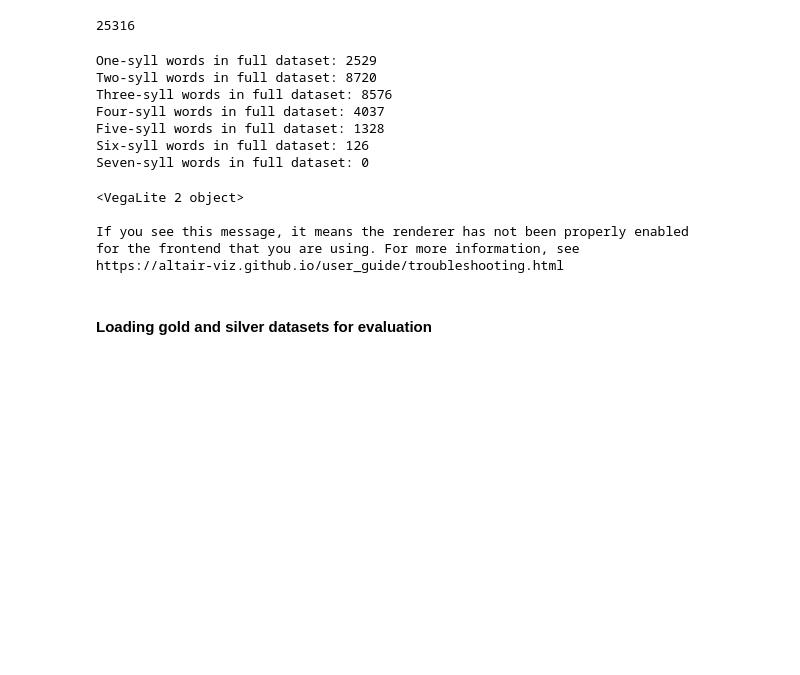
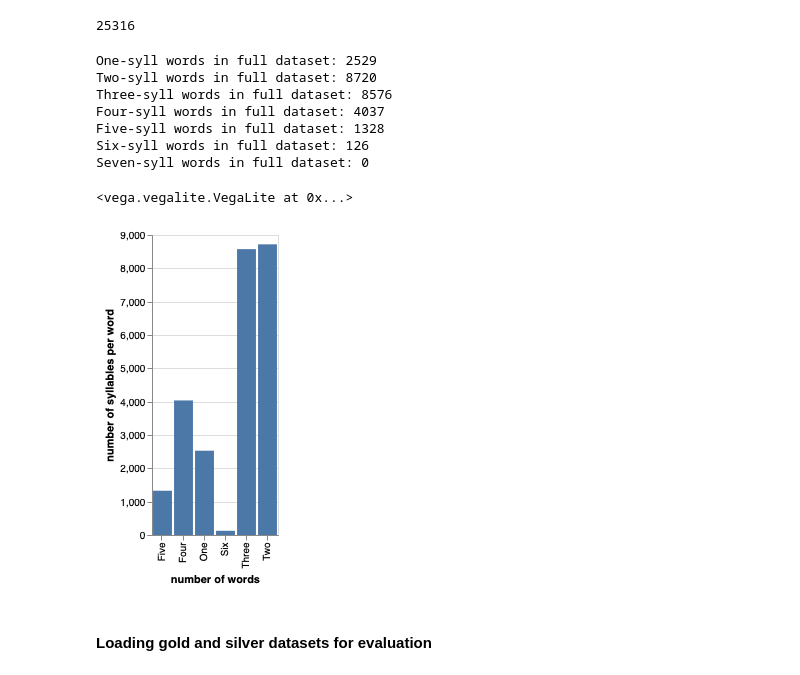
Before and after one commit to WHaverals/stresser, a Jupyter notebook: stresser_evaluation.ipynb, the cells around one changed output. Drawn from its saved outputs; the diff is of its cells as text; code cells hidden in the pictures; blank space fills up the shorter version.

Commit message:
fix altair visuals

```diff
--- a/stresser_evaluation.ipynb
+++ b/stresser_evaluation.ipynb
@@ -26,44 +29,40 @@ for item in syllabified_words:
     number_of_sylls.append(cnt)
 
 #print(syllabified_words)
 #print(number_of_sylls)
 
 print('One-syll words in full dataset:', number_of_sylls.count(1))
 print('Two-syll words in full dataset:', number_of_sylls.count(2))
 print('Three-syll words in full dataset:', number_of_sylls.count(3))
 print('Four-syll words in full dataset:', number_of_sylls.count(4))
 print('Five-syll words in full dataset:', number_of_sylls.count(5))
 print('Six-syll words in full dataset:', number_of_sylls.count(6))
 print('Seven-syll words in full dataset:', number_of_sylls.count(7))
 
 
 source = pd.DataFrame({
-    'a': ['One', 'Two', 'Three', 'Four', 'Five', 'Six', 'Seven'],
-    'b': [number_of_sylls.count(1), number_of_sylls.count(2),
+    'number of words': ['One', 'Two', 'Three', 'Four', 'Five', 'Six'],
+    'number of syllables per word': [number_of_sylls.count(1), number_of_sylls.count(2),
           number_of_sylls.count(3), number_of_sylls.count(4),
-          number_of_sylls.count(5), number_of_sylls.count(6),
-          number_of_sylls.count(7)]
+          number_of_sylls.count(5), number_of_sylls.count(6)]
 })
 
 chart = alt.Chart(source).mark_bar().encode(
-    x='a',
-    y='b'
+    x='number of words',
+    y='number of syllables per word'
 )
 
 chart
 # %% [output]
 One-syll words in full dataset: 2529
 Two-syll words in full dataset: 8720
 Three-syll words in full dataset: 8576
 Four-syll words in full dataset: 4037
 Five-syll words in full dataset: 1328
 Six-syll words in full dataset: 126
 Seven-syll words in full dataset: 0
-<VegaLite 2 object>
-
-If you see this message, it means the renderer has not been properly enabled
-for the frontend that you are using. For more information, see
-https://altair-viz.github.io/user_guide/troubleshooting.html
+<vega.vegalite.VegaLite at 0x...>
+[figure, added]
 # %% [markdown]
 #### Loading gold and silver datasets for evaluation
 # %%
```
Also changed, not shown: parts of 1 cell of this notebook.
